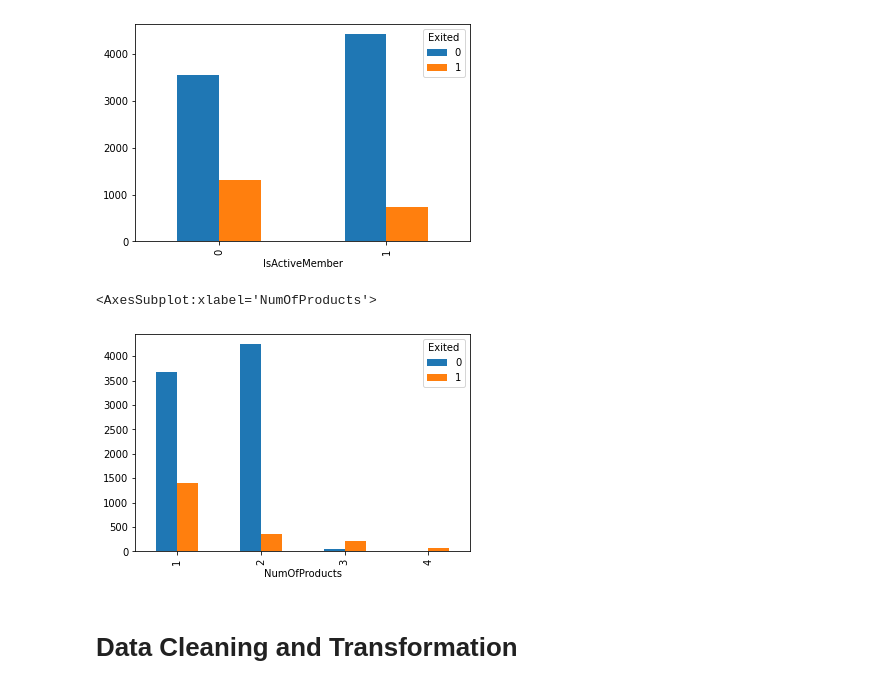
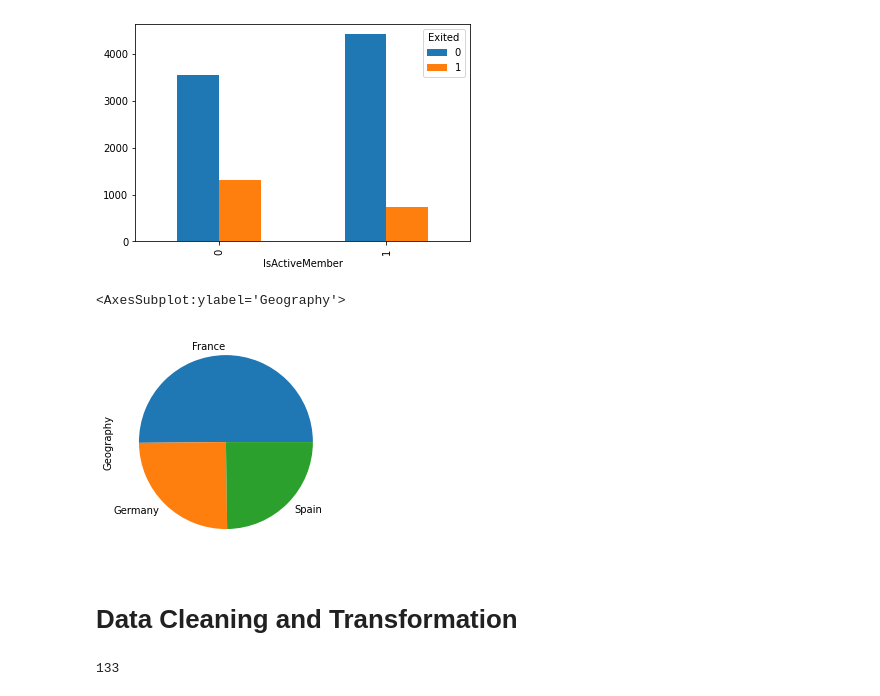
Before and after one commit to VinceTruong/Churn_Modelling, a Jupyter notebook: Vu Truong.ipynb, the cells around one changed output. Drawn from its saved outputs; the diff is of its cells as text; code cells hidden in the pictures.

```diff
--- a/Vu Truong.ipynb
+++ b/Vu Truong.ipynb
@@ -182,10 +203,10 @@ pd.crosstab(df['IsActiveMember'], df['Exited']).plot(kind='bar')
 # %% [output]
 <AxesSubplot:xlabel='IsActiveMember'>
 [figure]
-# %%
-pd.crosstab(df['NumOfProducts'], df['Exited']).plot(kind='bar')
-# %% [output]
-<AxesSubplot:xlabel='NumOfProducts'>
-[figure, removed]
+# %%
+df['Geography'].value_counts().plot.pie()
+# %% [output]
+<AxesSubplot:ylabel='Geography'>
+[figure, added]
 # %% [markdown]
 # Data Cleaning and Transformation
@@ -191,0 +215,6 @@ pd.crosstab(df['NumOfProducts'], df['Exited']).plot(kind='bar')
+# %%
+z_score = stats.zscore(df['Age'])
+
+len(z_score[np.abs(z_score) > 3])
+# %% [output]
+133
```
Also changed, not shown: parts of 8 cells of this notebook.
